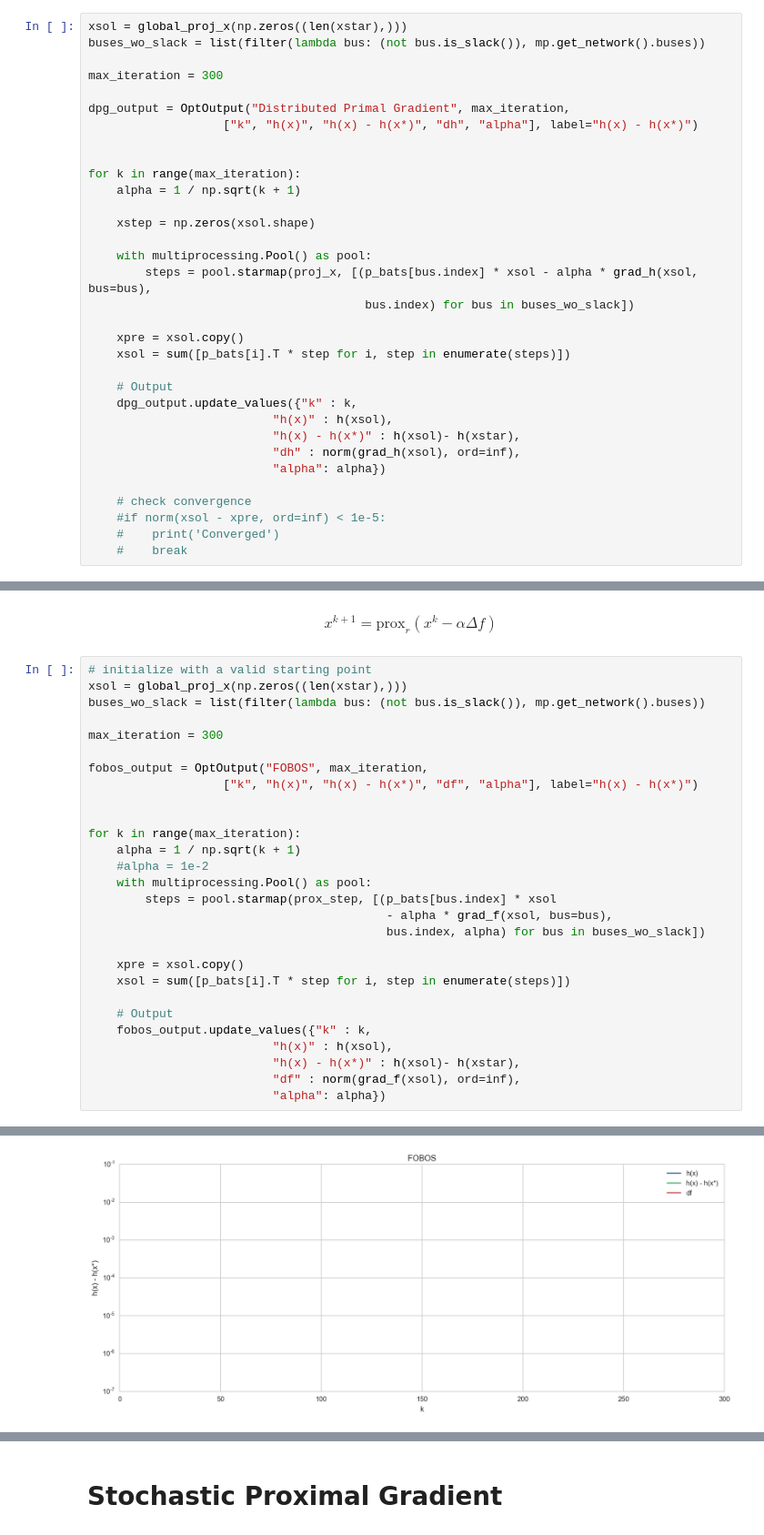
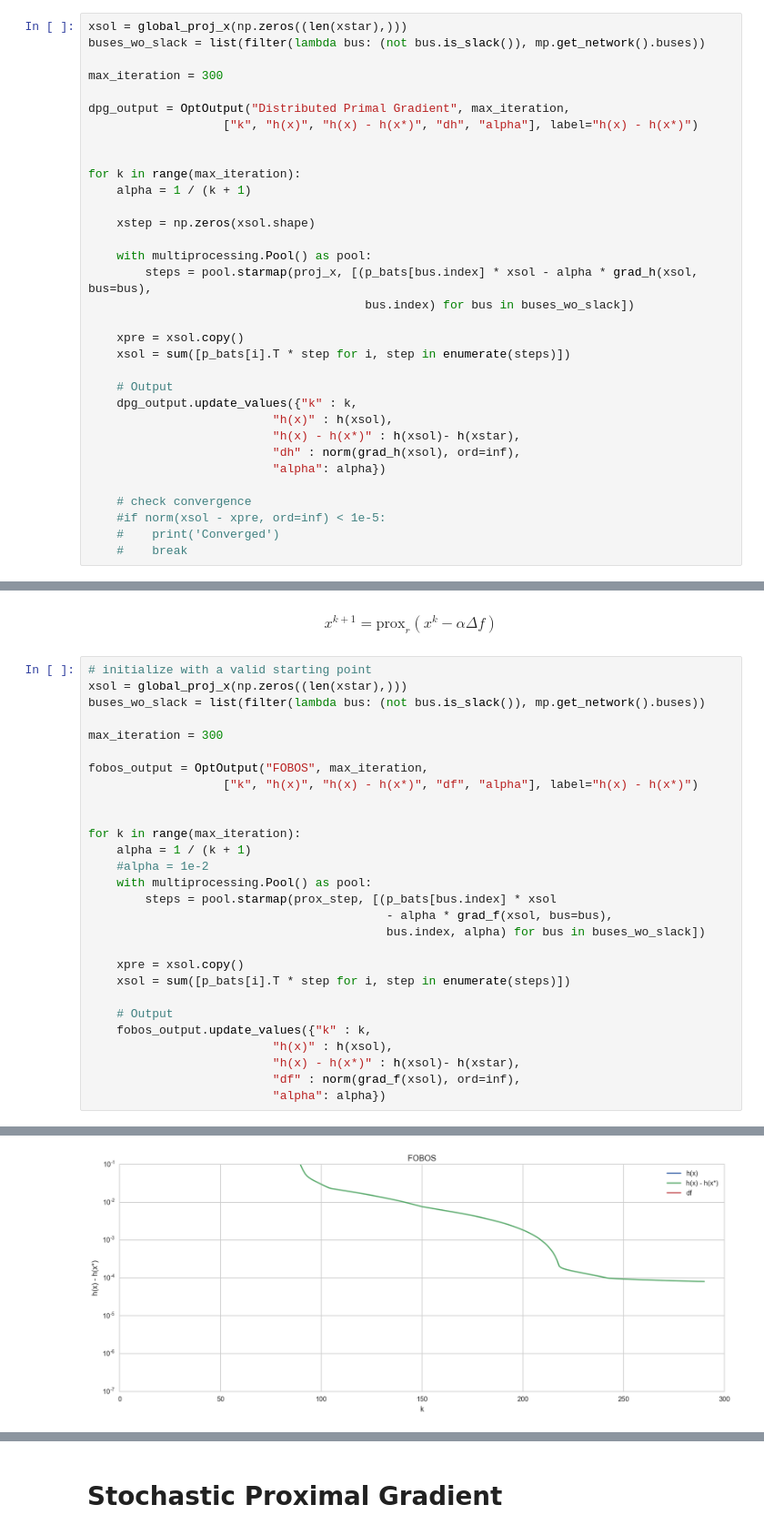
Before and after one commit to martinzellner/mp-pfnet, a Jupyter notebook: Load Variance.ipynb, the cells around one changed output, grey strips where cells are left out. Shown at 91% size. Cells and saved outputs as stored; diff of their text form.

```diff
--- a/Load Variance.ipynb
+++ b/Load Variance.ipynb
@@ -509,7 +509,7 @@ dpg_output = OptOutput("Distributed Primal Gradient", max_iteration,
 
 
 for k in range(max_iteration):
-    alpha = 1 / np.sqrt(k + 1)
+    alpha = 1 / (k + 1)
 
     xstep = np.zeros(xsol.shape)
 
@@ -670,7 +670,7 @@ fobos_output = OptOutput("FOBOS", max_iteration,
 
 
 for k in range(max_iteration):
-    alpha = 1 / np.sqrt(k + 1)
+    alpha = 1 / (k + 1)
     #alpha = 1e-2
     with multiprocessing.Pool() as pool:
         steps = pool.starmap(prox_step, [(p_bats[bus.index] * xsol
@@ -722 +722 @@ for k in range(max_iteration):
-[figure, old version]
+[figure, new version]
```
Also changed, not shown: parts of 4 cells of this notebook.
